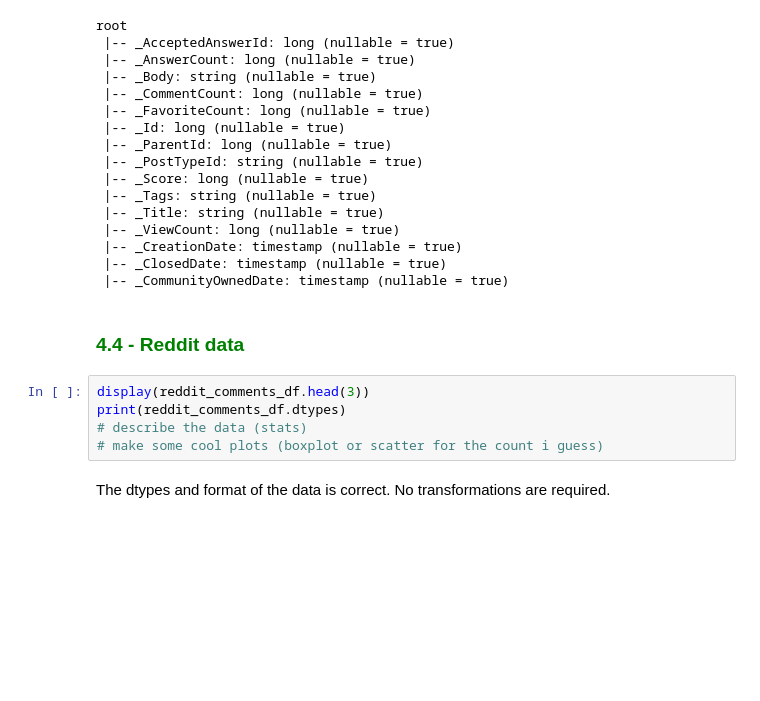
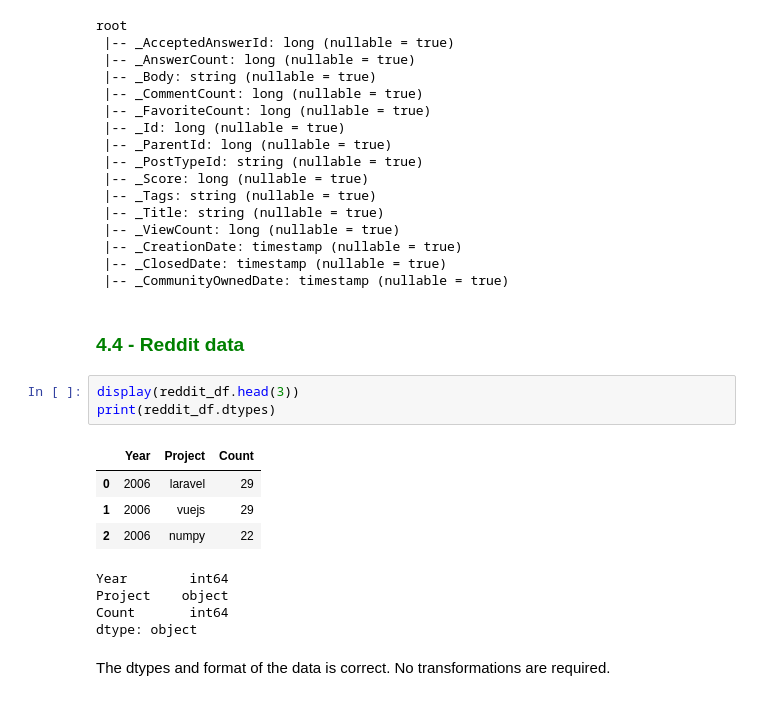
Before and after one commit to GermainZ/AppliedDataAnalysisProject, a Jupyter notebook: data_pipeline.ipynb, the cells around one changed output. Saved outputs shown, nothing was run; the diff lists cells and outputs as text; blank space fills up the shorter version.

```diff
--- a/data_pipeline.ipynb
+++ b/data_pipeline.ipynb
@@ -728,11 +733,18 @@ root
  |-- _CommunityOwnedDate: timestamp (nullable = true)
 # %% [markdown]
 ### <span style='color:green'> 4.4 - Reddit data</span>
-# %%
-display(reddit_comments_df.head(3))
-print(reddit_comments_df.dtypes)
-# describe the data (stats)
-# make some cool plots (boxplot or scatter for the count i guess)
+# %%
+display(reddit_df.head(3))
+print(reddit_df.dtypes)
+# %% [output]
+|  | Year | Project | Count |
+| 0 | 2006 | laravel | 29 |
+| 1 | 2006 | vuejs | 29 |
+| 2 | 2006 | numpy | 22 |
+Year        int64
+Project    object
+Count       int64
+dtype: object
 # %% [markdown]
 The dtypes and format of the data is correct. No transformations are required.
 # %%
```
Also changed, not shown: parts of 19 cells of this notebook, 2 other files.
